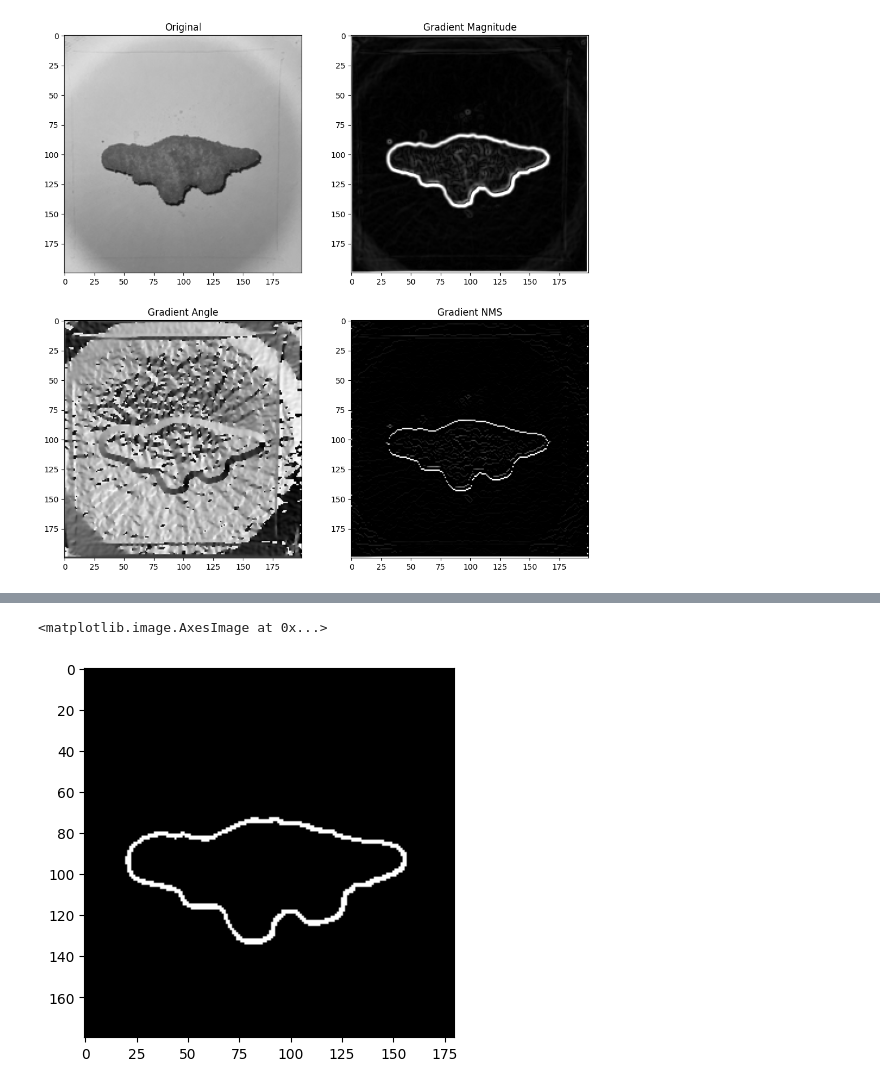
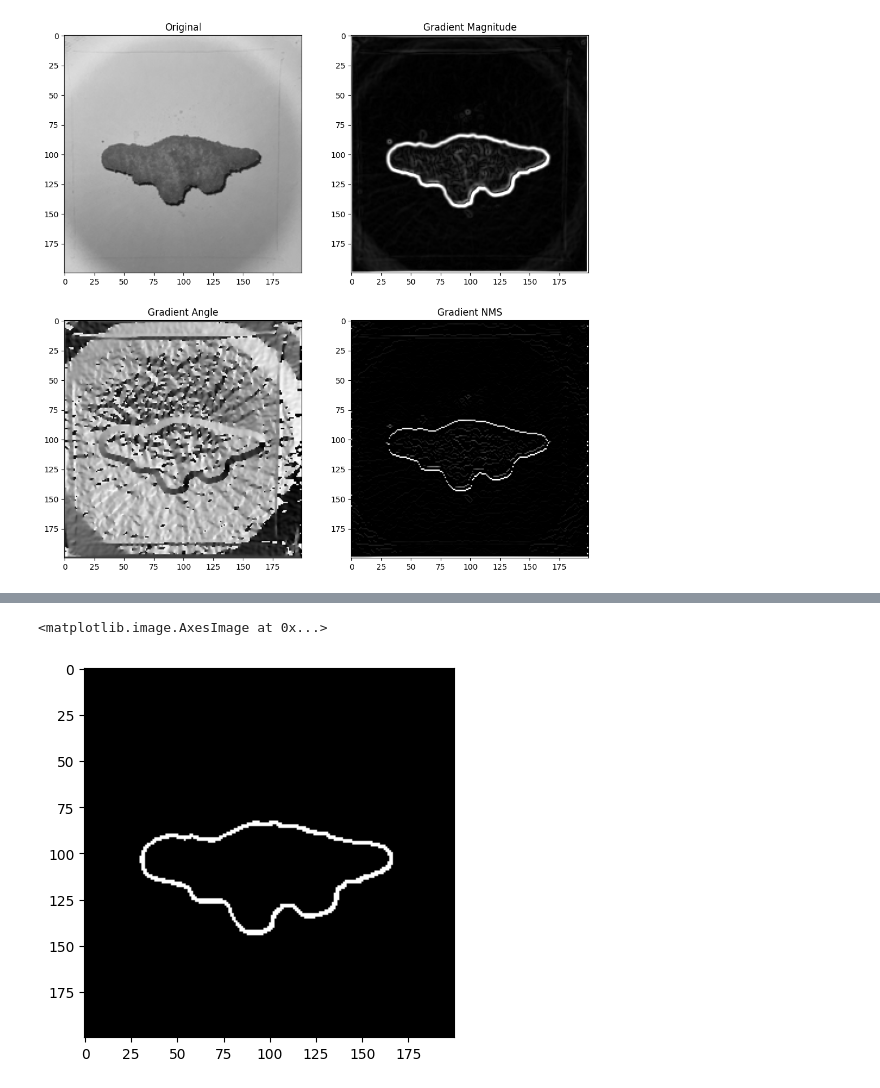
Before and after one commit to GarveyJLi/Dino-Nuggetology, a Jupyter notebook: edge_det_testing/edge_det.ipynb, the cells around one changed output, grey strips where cells are left out. Drawn from its saved outputs; the diff is of its cells as text; code cells hidden in the pictures.

Commit message:
Working on augmenting images

```diff
--- a/edge_det_testing/edge_det.ipynb
+++ b/edge_det_testing/edge_det.ipynb
@@ -236,3 +236,10 @@ ax_3[1, 1].set_title("Gradient NMS")
 plt.show()
 # %% [output]
 [figure]
+# %%
+black_border = np.zeros((200, 200))
+black_border[0:10, :] = 1
+black_border[190:200, :] = 1
+black_border[:, 0:10] = 1
+black_border[:, 190:200] = 1
+plt.imshow(black_border)
@@ -239,9 +249,9 @@ plt.show()
 # %%
-binary_gmag = (gmag > 0.65)[10:190, 10:190]
+binary_gmag = (gmag > 0.65) - black_border
 plt.imshow(binary_gmag, cmap='gray', vmin=0, vmax=1)
 # %% [output]
 <matplotlib.image.AxesImage at 0x...>
-[figure, old version]
+[figure, new version]
 # %%
 
 plt.imshow(binary_gmag, cmap='gray', vmin=0, vmax=1)
```
Also changed, not shown: parts of 3 cells of this notebook, 5 other files.
